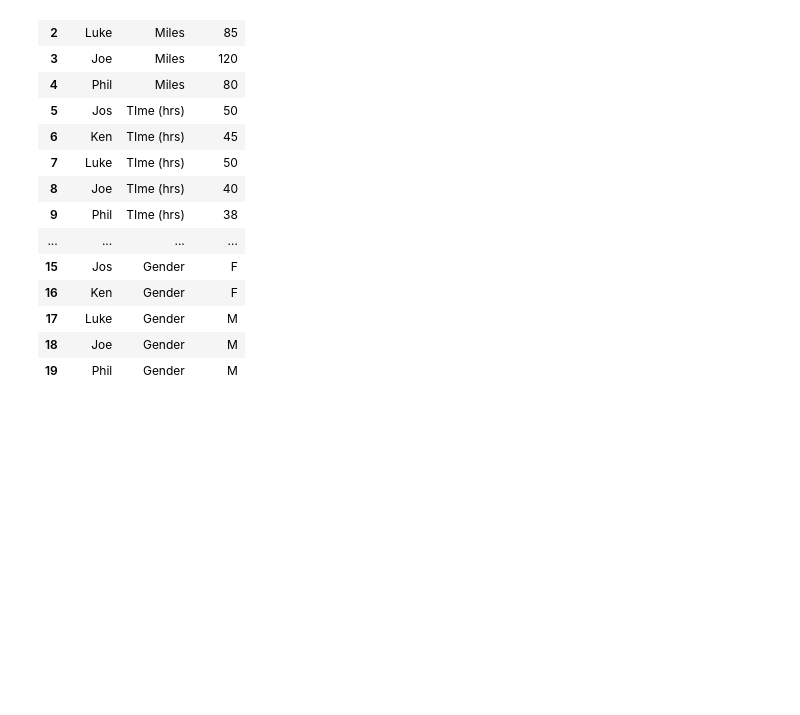
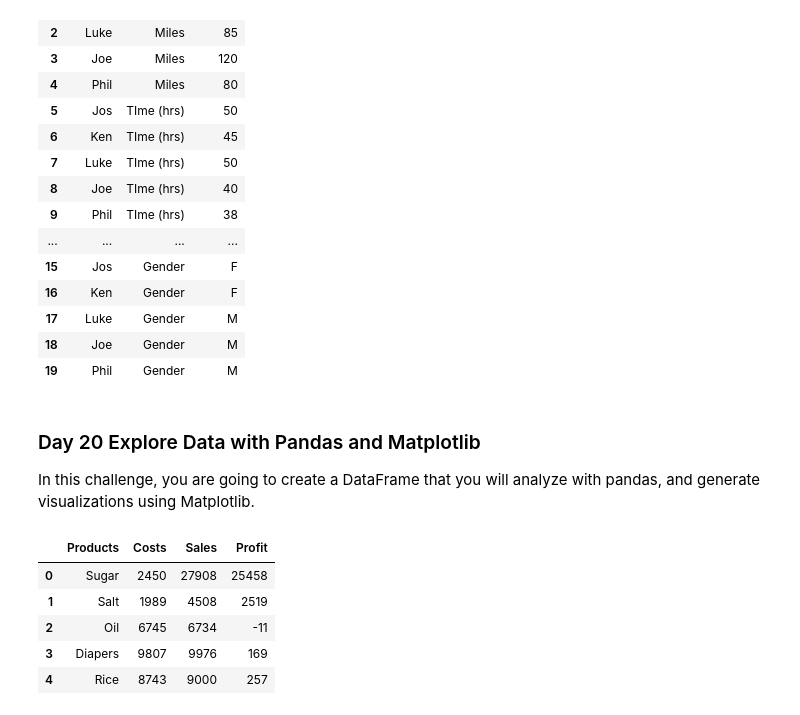
Before and after one commit to hectorherreraespinola/DataAnalys50DaysChallenge, a Jupyter notebook: 50DaysChallenge.ipynb, the cells around one changed output. Cells and saved outputs as stored; diff of their text form; code cells hidden in the pictures; blank space fills up the shorter version.

```diff
--- a/50DaysChallenge.ipynb
+++ b/50DaysChallenge.ipynb
@@ -1234,3 +1234,9 @@ df_set_long
 | 17 | Luke | Gender | M |
 | 18 | Joe | Gender | M |
 | 19 | Phil | Gender | M |
+# %% [markdown]
+### Day 20 Explore Data with Pandas and Matplotlib
+
+In this challenge, you are going to create a DataFrame that
+you will analyze with pandas, and generate visualizations
+using Matplotlib.
@@ -1236,0 +1247,15 @@ df_set_long
+# %%
+#Create a pandas DataFrame from the lists above. Find the most profitable product. Using Matplotlib, create a bar plot to visualize product profitability.
+df20 = pd.DataFrame({"Products":products,
+                     "Costs":costs,
+                     "Sales":sales})
+
+df20["Profit"] = df20["Sales"]-df20["Costs"]
+df20.head()
+# %% [output]
+|  | Products | Costs | Sales | Profit |
+| 0 | Sugar | 2450 | 27908 | 25458 |
+| 1 | Salt | 1989 | 4508 | 2519 |
+| 2 | Oil | 6745 | 6734 | -11 |
+| 3 | Diapers | 9807 | 9976 | 169 |
+| 4 | Rice | 8743 | 9000 | 257 |
```
Also changed, not shown: parts of 8 cells of this notebook.
